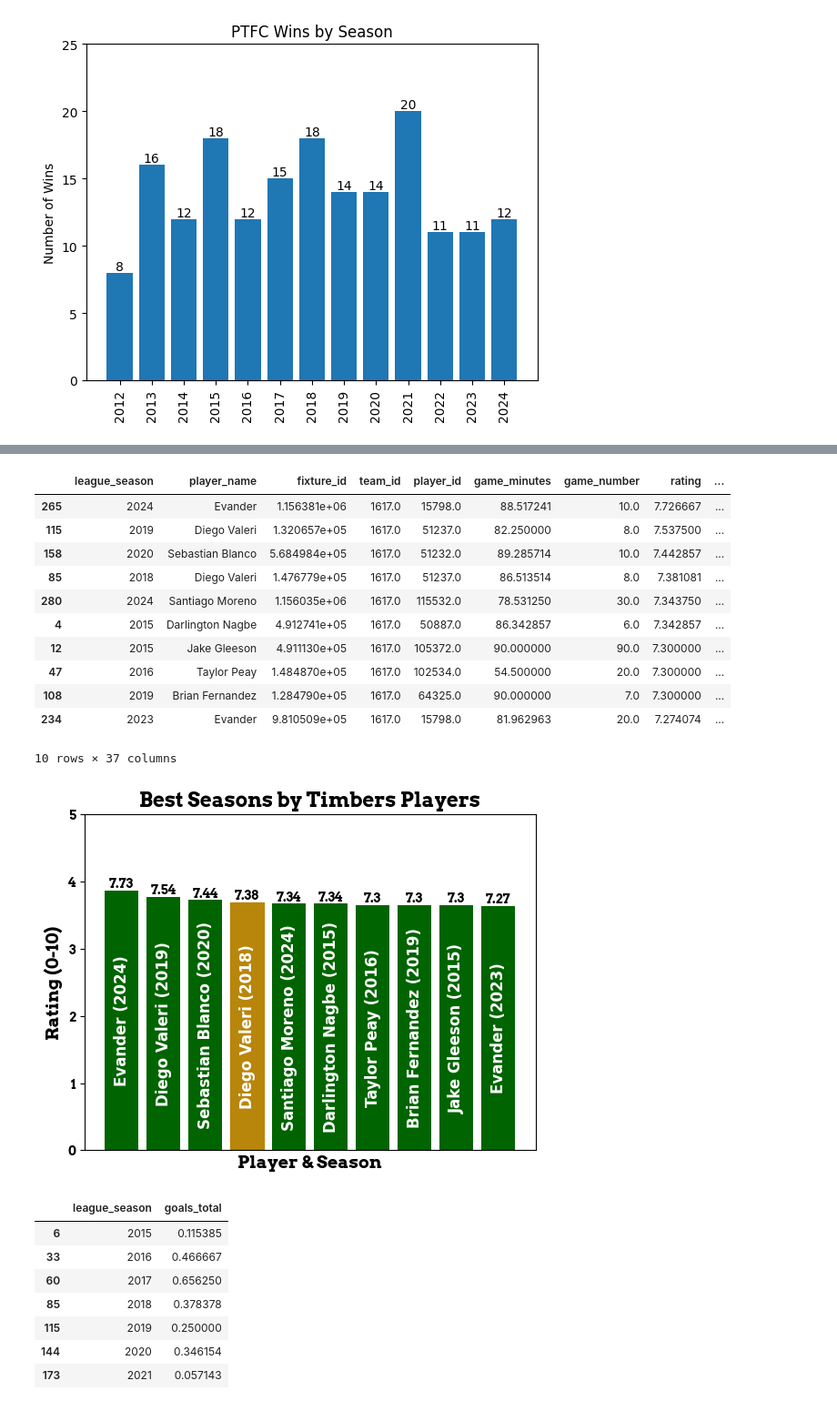
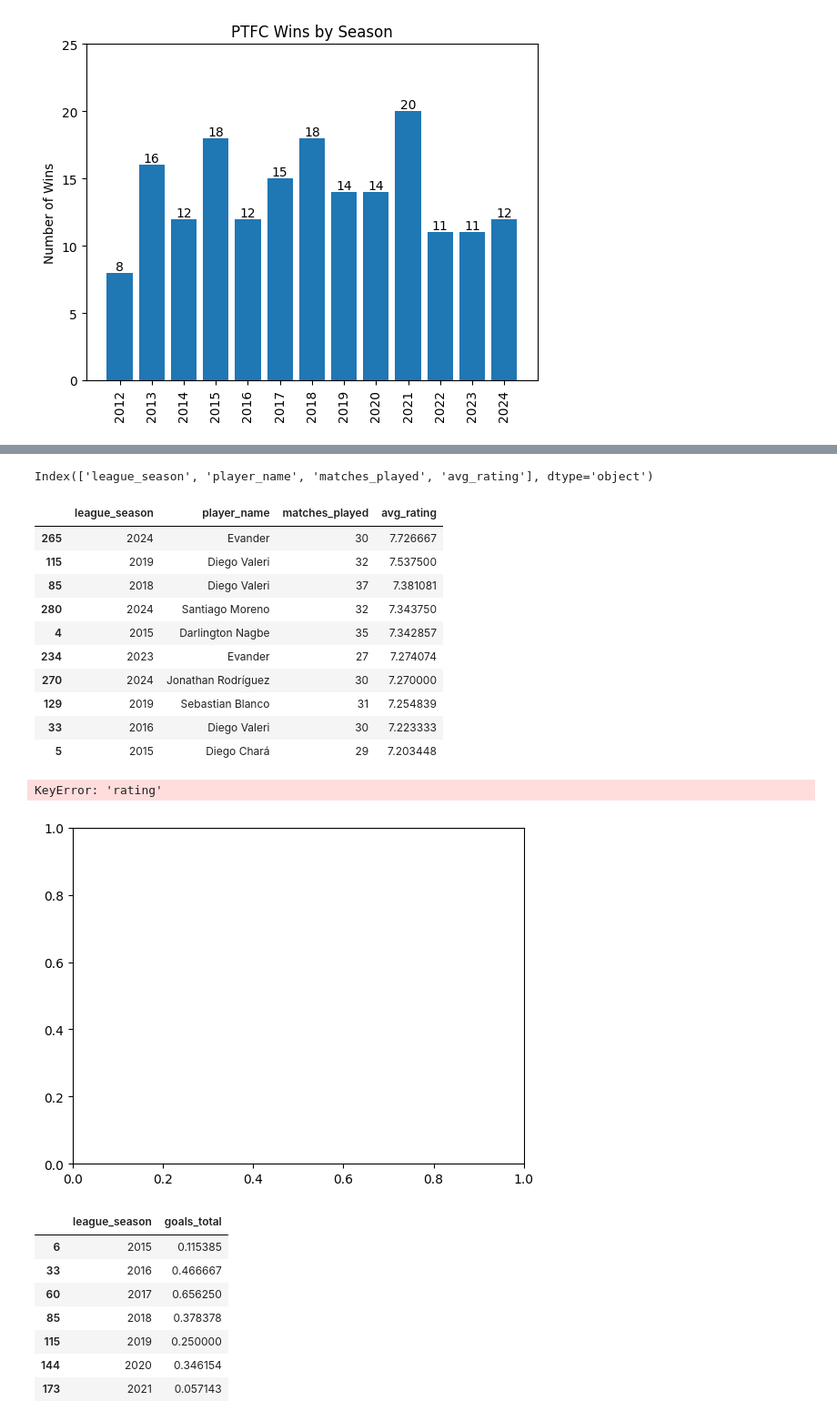
Before and after one commit to domihw05/TimbersDataExploration, a Jupyter notebook: timbers-data-analysis.ipynb, the cells around one changed output, grey strips where cells are left out. Shown at 91% size. Drawn from its saved outputs; the diff is of its cells as text; code cells hidden in the pictures.

Commit message:
Kaggle Notebook | Timbers Data Analysis | Version 11

```diff
--- a/timbers-data-analysis.ipynb
+++ b/timbers-data-analysis.ipynb
@@ -145,24 +142,32 @@ szn_avgs = ptfc_player.groupby(['league_season','player_name']).mean(numeric_onl
+# %%
+szn_avgs = ptfc_player.groupby(['league_season','player_name']).agg(
+    matches_played=('fixture_id', 'count'),  # Count matches played per player per season
+    avg_rating=('rating', 'mean')  # Example: Average rating per player
+).reset_index()
+# %%
+szn_avgs.columns
+# %% [output]
+Index(['league_season', 'player_name', 'matches_played', 'avg_rating'], dtype='object')
 # %%
-szn_avgs = szn_avgs[szn_avgs['game_minutes'] > 30]
+szn_avgs = szn_avgs[szn_avgs['matches_played'] > 8]
 # %%
-szn_avgs.sort_values('rating',ascending=False).head(10)
+szn_avgs.sort_values('avg_rating',ascending=False).head(10)
 # %% [output]
-|  | league_season | player_name | fixture_id | team_id | player_id | game_minutes | game_number | rating | ... |
-| 265 | 2024 | Evander | 1.156381e+06 | 1617.0 | 15798.0 | 88.517241 | 10.0 | 7.726667 | ... |
-| 115 | 2019 | Diego Valeri | 1.320657e+05 | 1617.0 | 51237.0 | 82.250000 | 8.0 | 7.537500 | ... |
-| 158 | 2020 | Sebastian Blanco | 5.684984e+05 | 1617.0 | 51232.0 | 89.285714 | 10.0 | 7.442857 | ... |
-| 85 | 2018 | Diego Valeri | 1.476779e+05 | 1617.0 | 51237.0 | 86.513514 | 8.0 | 7.381081 | ... |
-| 280 | 2024 | Santiago Moreno | 1.156035e+06 | 1617.0 | 115532.0 | 78.531250 | 30.0 | 7.343750 | ... |
-| 4 | 2015 | Darlington Nagbe | 4.912741e+05 | 1617.0 | 50887.0 | 86.342857 | 6.0 | 7.342857 | ... |
-| 12 | 2015 | Jake Gleeson | 4.911130e+05 | 1617.0 | 105372.0 | 90.000000 | 90.0 | 7.300000 | ... |
-| 47 | 2016 | Taylor Peay | 1.484870e+05 | 1617.0 | 102534.0 | 54.500000 | 20.0 | 7.300000 | ... |
-| 108 | 2019 | Brian Fernandez | 1.284790e+05 | 1617.0 | 64325.0 | 90.000000 | 7.0 | 7.300000 | ... |
-| 234 | 2023 | Evander | 9.810509e+05 | 1617.0 | 15798.0 | 81.962963 | 20.0 | 7.274074 | ... |
+|  | league_season | player_name | matches_played | avg_rating |
+| 265 | 2024 | Evander | 30 | 7.726667 |
+| 115 | 2019 | Diego Valeri | 32 | 7.537500 |
+| 85 | 2018 | Diego Valeri | 37 | 7.381081 |
+| 280 | 2024 | Santiago Moreno | 32 | 7.343750 |
+| 4 | 2015 | Darlington Nagbe | 35 | 7.342857 |
+| 234 | 2023 | Evander | 27 | 7.274074 |
+| 270 | 2024 | Jonathan Rodríguez | 30 | 7.270000 |
+| 129 | 2019 | Sebastian Blanco | 31 | 7.254839 |
+| 33 | 2016 | Diego Valeri | 30 | 7.223333 |
+| 5 | 2015 | Diego Chará | 29 | 7.203448 |
-10 rows × 37 columns
 # %%
 width = 0.6  # the width of the bars: can also be len(x) sequence
 
-graph_data = szn_avgs.sort_values('rating',ascending=False).head(10)
+graph_data = szn_avgs.sort_values('avg_rating',ascending=False).head(10)
 
 fig, ax = plt.subplots()
 
@@ -171,34 +176,35 @@ graph_data['NameSzn'] = graph_data['player_name'].astype(str) + ' (' + graph_dat
 bar_container = ax.bar(graph_data['NameSzn'], graph_data['rating'].round(2),color='darkgreen')
 
 plt.xticks([])
 ax.set_xticklabels([])
 ax.set_yticklabels(labels = list(range(0,11)),fontproperties=font_props)
 ax.set_title('Best Seasons by Timbers Players',fontproperties=font_props,fontsize = 16)
 ax.set_xlabel('Player & Season',fontproperties=font_props,fontsize=14)
 ax.set_ylabel('Rating (0-10)',fontproperties=font_props,fontsize=14)
 ax.set_ylim(0,10)
 
 # Add x-axis labels inside the bars
 for bar, label in zip(bar_container, graph_data['NameSzn']):
     ax.text(
         bar.get_x() + bar.get_width()/2,  # X position (center of bar)
         bar.get_height()/2,  # Y position (middle of bar)
         label,  # Text (category label)
         ha='center', va='center', fontsize=12, color='white', fontweight='bold',
         rotation=90
     )
 
 
 # add color for mvp
 bar_container[3].set_color('darkgoldenrod')
 
 # Add bar labels
 ax.bar_label(bar_container,fontproperties=font_props)
 
 # Show plot
 plt.show()
 # %% [output]
+KeyError: 'rating'
-[figure, old version]
+[figure, new version]
 # %%
 szn_avgs[szn_avgs['player_name'] == 'Diego Valeri'][['league_season','goals_total']]
 # %% [output]
```
Also changed, not shown: parts of 3 cells of this notebook.
